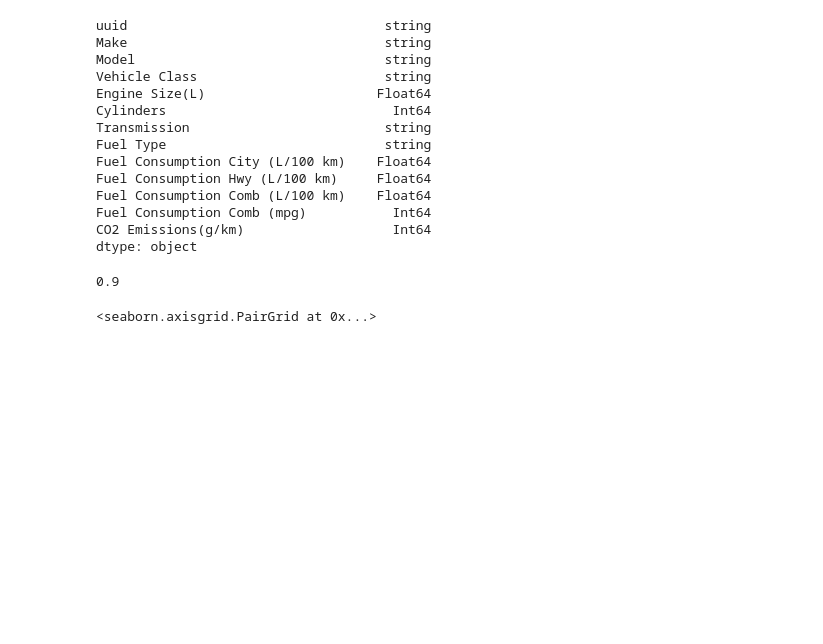
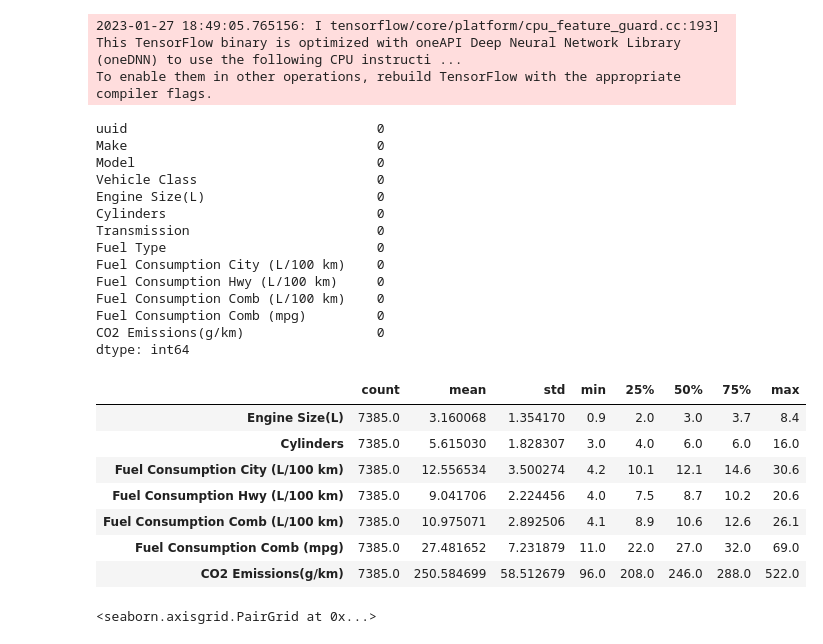
Before and after one commit to RichardMEN11/machine-learning-challenge, a Jupyter notebook: data-cleaning.ipynb, the cells around one changed output. Drawn from its saved outputs; the diff is of its cells as text; code cells hidden in the pictures; blank space fills up the shorter version.

```diff
--- a/data-cleaning.ipynb
+++ b/data-cleaning.ipynb
@@ -14,21 +14,25 @@ df_cars = pd.read_csv('./final_dataset.csv', sep=',', decimal='.')
 
 # 1. Data type of each column of the dataset as some were objects
 df_cars.convert_dtypes(infer_objects=False).dtypes
+
+df_cars.isna().sum()
 # %% [output]
-uuid                                 string
-Make                                 string
-Model                                string
-Vehicle Class                        string
-Engine Size(L)                      Float64
-Cylinders                             Int64
-Transmission                         string
-Fuel Type                            string
-Fuel Consumption City (L/100 km)    Float64
-Fuel Consumption Hwy (L/100 km)     Float64
-Fuel Consumption Comb (L/100 km)    Float64
-Fuel Consumption Comb (mpg)           Int64
-CO2 Emissions(g/km)                   Int64
-dtype: object
+2023-01-27 18:49:05.765156: I tensorflow/core/platform/cpu_feature_guard.cc:193] This TensorFlow binary is optimized with oneAPI Deep Neural Network Library (oneDNN) to use the following CPU instructi ...
+To enable them in other operations, rebuild TensorFlow with the appropriate compiler flags.
+uuid                                0
+Make                                0
+Model                               0
+Vehicle Class                       0
+Engine Size(L)                      0
+Cylinders                           0
+Transmission                        0
+Fuel Type                           0
+Fuel Consumption City (L/100 km)    0
+Fuel Consumption Hwy (L/100 km)     0
+Fuel Consumption Comb (L/100 km)    0
+Fuel Consumption Comb (mpg)         0
+CO2 Emissions(g/km)                 0
+dtype: int64
 # %%
 # 2. Number of rows and columns
 rows = len(df_cars.axes[0])
@@ -36,10 +40,19 @@ columns = len(df_cars.axes[1])
 # %%
 # Min/Max/Mean value
 df_cars['Engine Size(L)'].max()
 df_cars['Engine Size(L)'].mean()
 df_cars['Engine Size(L)'].min()
+
+df_cars.describe().transpose()
 # %% [output]
-0.9
+|  | count | mean | std | min | 25% | 50% | 75% | max |
+| Engine Size(L) | 7385.0 | 3.160068 | 1.354170 | 0.9 | 2.0 | 3.0 | 3.7 | 8.4 |
+| Cylinders | 7385.0 | 5.615030 | 1.828307 | 3.0 | 4.0 | 6.0 | 6.0 | 16.0 |
+| Fuel Consumption City (L/100 km) | 7385.0 | 12.556534 | 3.500274 | 4.2 | 10.1 | 12.1 | 14.6 | 30.6 |
+| Fuel Consumption Hwy (L/100 km) | 7385.0 | 9.041706 | 2.224456 | 4.0 | 7.5 | 8.7 | 10.2 | 20.6 |
+| Fuel Consumption Comb (L/100 km) | 7385.0 | 10.975071 | 2.892506 | 4.1 | 8.9 | 10.6 | 12.6 | 26.1 |
+| Fuel Consumption Comb (mpg) | 7385.0 | 27.481652 | 7.231879 | 11.0 | 22.0 | 27.0 | 32.0 | 69.0 |
+| CO2 Emissions(g/km) | 7385.0 | 250.584699 | 58.512679 | 96.0 | 208.0 | 246.0 | 288.0 | 522.0 |
 # %%
 # 3. Clean dataset
 dataset = df_cars.dropna()
```
Also changed, not shown: parts of 2 cells of this notebook, 1 other file.
